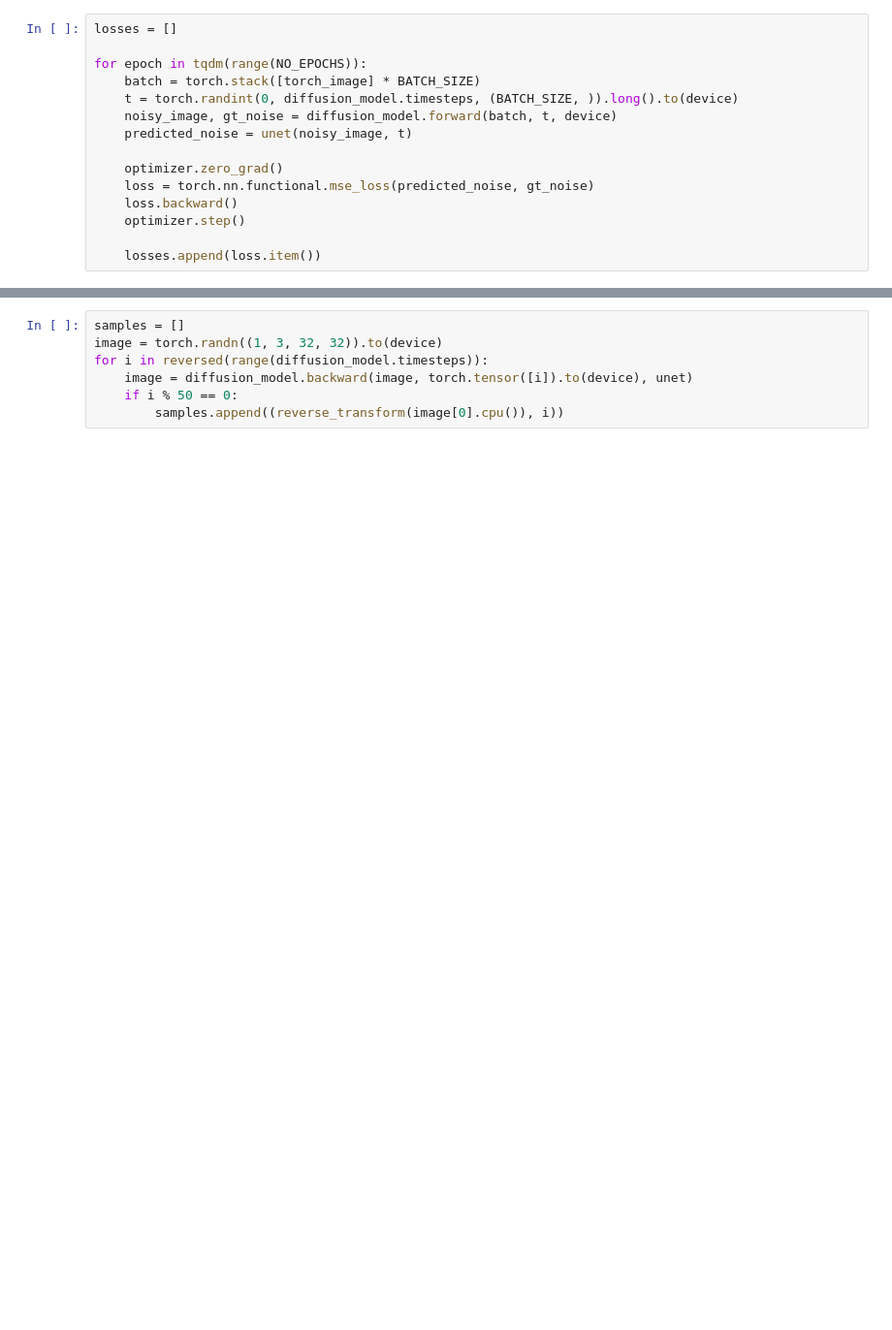
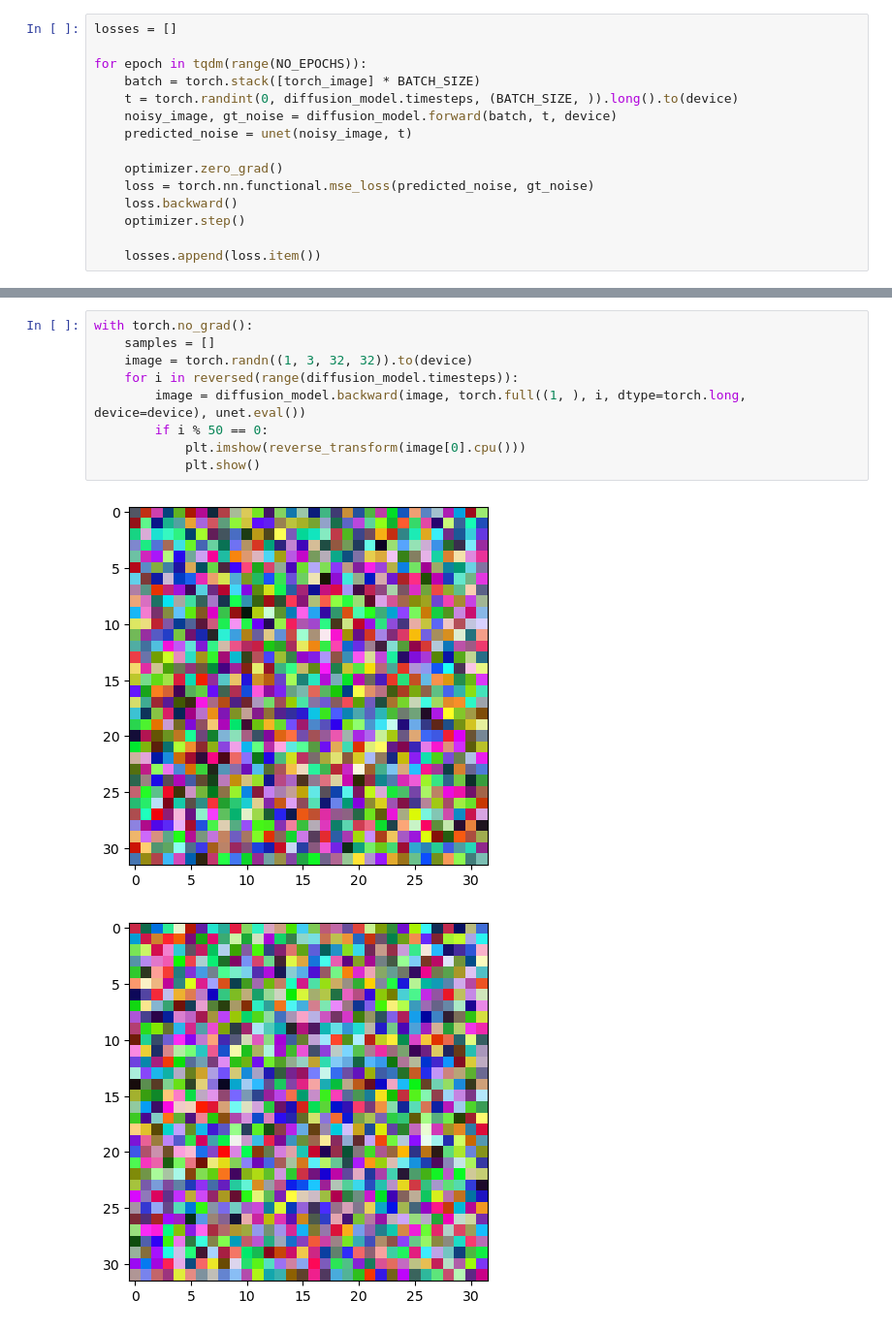
Before and after one commit to kitkatdafu/uncertainty-awared-diffusion, a Jupyter notebook: sd.ipynb, the cells around one changed output, grey strips where cells are left out. Shown: that part at 97% size. Saved outputs shown, nothing was run; the diff lists cells and outputs as text; blank space fills up the shorter version.

```diff
--- a/sd.ipynb
+++ b/sd.ipynb
@@ -175,7 +175,12 @@ plt.show()
 # %%
-samples = []
-image = torch.randn((1, 3, 32, 32)).to(device)
-for i in reversed(range(diffusion_model.timesteps)):
-    image = diffusion_model.backward(image, torch.tensor([i]).to(device), unet)
-    if i % 50 == 0:
-        samples.append((reverse_transform(image[0].cpu()), i))
+with torch.no_grad():
+    samples = []
+    image = torch.randn((1, 3, 32, 32)).to(device)
+    for i in reversed(range(diffusion_model.timesteps)):
+        image = diffusion_model.backward(image, torch.full((1, ), i, dtype=torch.long, device=device), unet.eval())
+        if i % 50 == 0:
+            plt.imshow(reverse_transform(image[0].cpu()))
+            plt.show()
+# %% [output]
+[figure, added]
+[figure, added]
```
Also changed, not shown: parts of 15 cells of this notebook.
